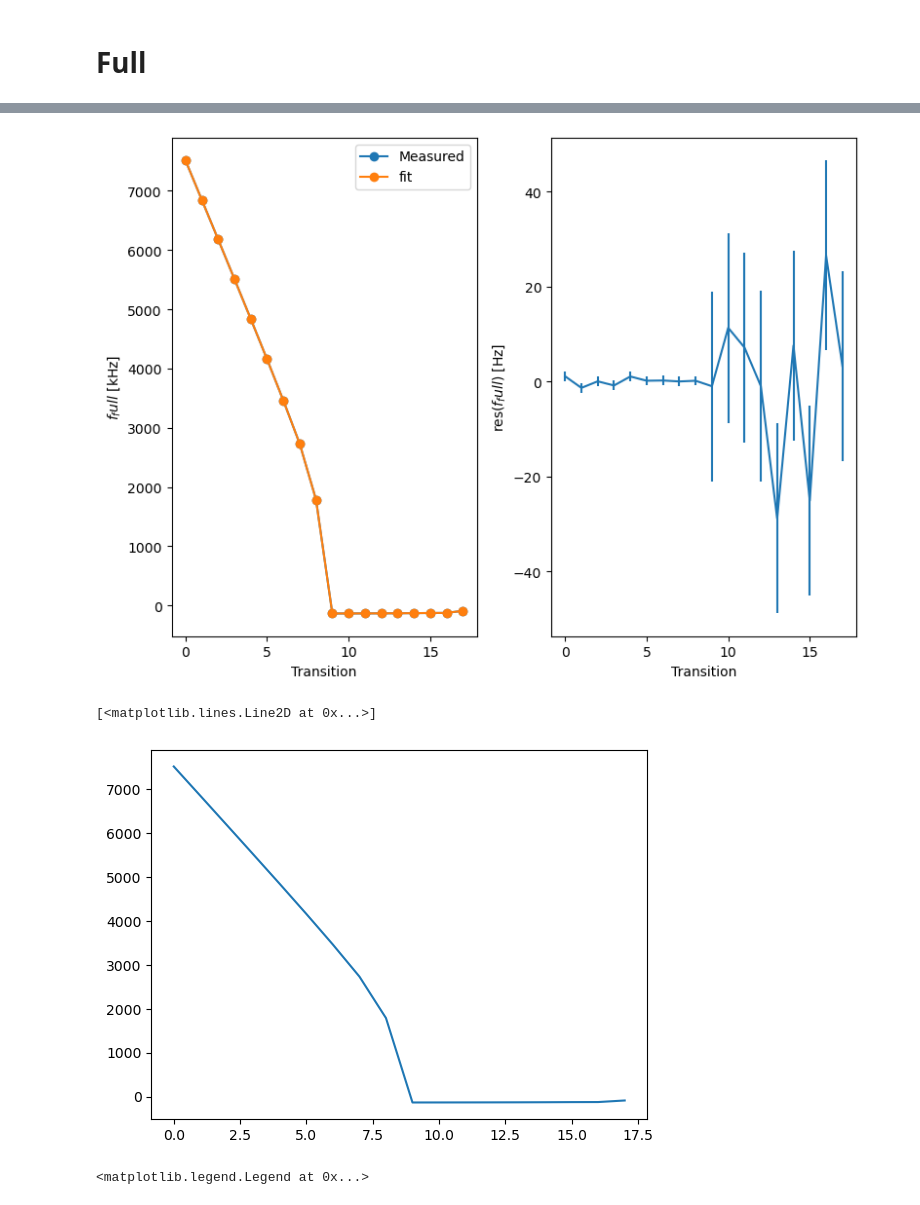
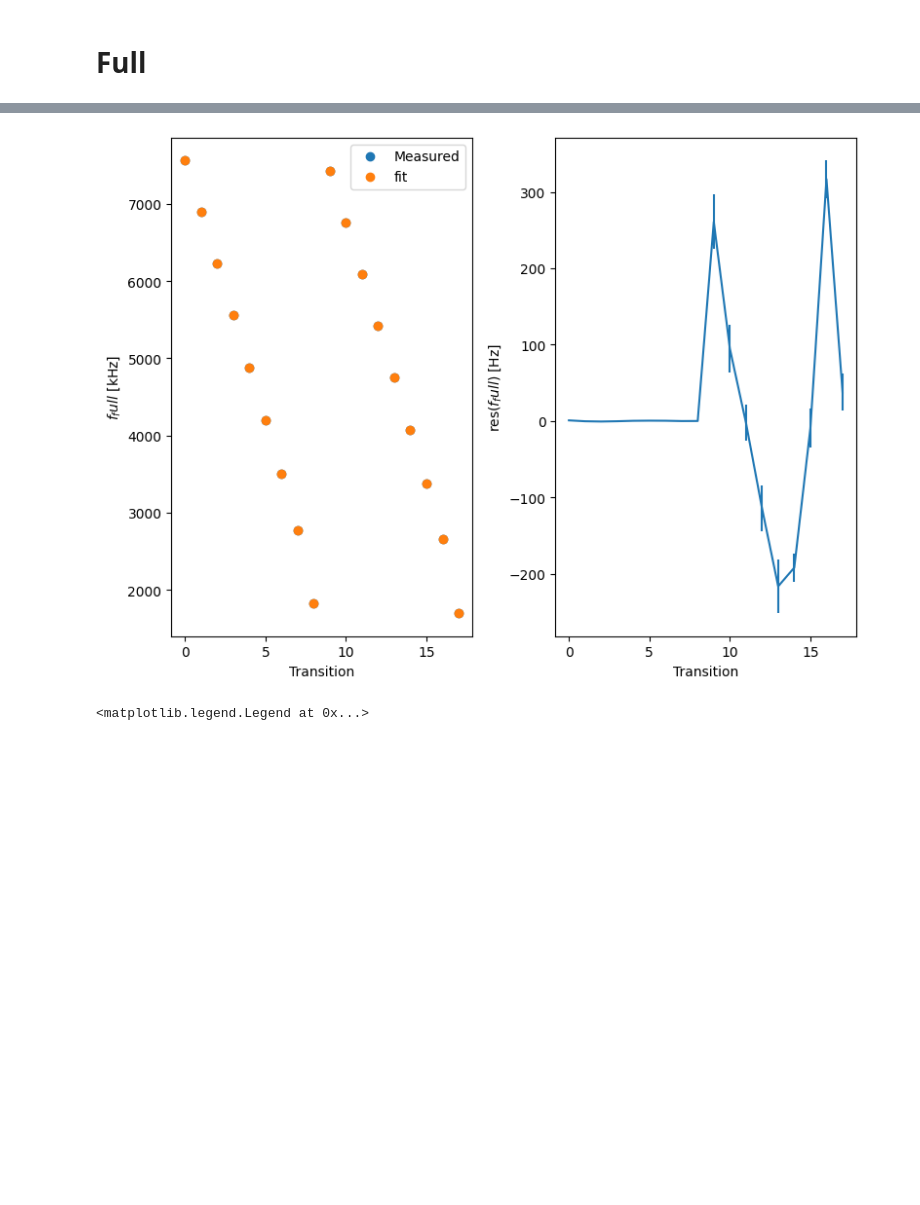
Before and after one commit to leonmyk/Spectroscopy_Hamiltonian_fitter-, a Jupyter notebook: Fitter.ipynb, the cells around one changed output, grey strips where cells are left out. Drawn from its saved outputs; the diff is of its cells as text; code cells hidden in the pictures; blank space fills up the shorter version.

```diff
--- a/Fitter.ipynb
+++ b/Fitter.ipynb
@@ -20,22 +20,27 @@ import matplotlib.pyplot as plt
 # Measurement Data
 # %%
 ground_meas = np.array([7512786.3, 6847127.7, 6180056.7, 5510661.7, 4837199., 4156107.7, 3459061.2, 2730533.1, 1787541.6]) * 1e-3 # [kHz]
-manu_ramsey_meas = np.array([-134296, -133678, -132898, -131896, -130532, -128697, -125952, -124533, -88889]) * 1e-3 # [kHz]
-full_meas = np.concatenate((ground_meas,manu_ramsey_meas))
+manu_ramsey_meas = np.array([-134296, -133678, -132898, -131896, -130532, -128697, -125952, -124533, -88889]) * 1e-3 # [kHz] previous
+
+ground_meas_Nb = np.array([7560562.0 ,6894745.1 ,6227459.8 , 5557759.9 , 4883861.9 ,4202128.8 , 3504133.1, 2774604.8, 1822491.2]) * 1e-3
+manu_ramsey_meas_Nb = np.array([-136547.1, -135922.4, -135196.4, -134203.1, -132831.5, -130986.4, -128470.1, -122551.2, -128756.7])* 1e-3
+
+full_meas = np.concatenate((ground_meas_Nb,manu_ramsey_meas_Nb))
 
 d_ground_meas = np.array([0.00014954, 0.00014637, 0.00017545, 0.00015029, 0.00012487, 0.00017868, 0.00013939, 0.00012705, 0.00021763])# [kHz]
 d_manu_ramsey_meas = np.array([0.03552449, 0.03082249, 0.02343234, 0.02998403, 0.0356164,  0.01894326, 0.02569785, 0.02447841, 0.02423604])# [kHz]
 d_full_meas = np.concatenate((d_ground_meas,d_manu_ramsey_meas))
-
 A_perp_meas = 105 # [kHz] | Measured through the Raman Rabi experiment
 A_simu = np.array([[-436.6,    0.,   -41.3],
                     [  -0.,  -448.4,    0. ],
                     [ -88.5,    0.,   129.8]])
 
+exp_id = '_Old_Nb_meas'
+exp_id = '_New_Nb_meas'
 
-fitter_ground = Hamiltonian_Fitter(ground_meas,d_ground_meas,State.Ground)
-fitter_excited = Hamiltonian_Fitter(ground_meas + manu_ramsey_meas,d_ground_meas,State.Excited)
-fitter_full = Hamiltonian_Fitter(full_meas,d_full_meas,State.Full, meas_Aperp = A_perp_meas,simu_A= A_simu)
+fitter_ground = Hamiltonian_Fitter(ground_meas_Nb,d_ground_meas,State.Ground,id = exp_id)
+fitter_excited = Hamiltonian_Fitter(ground_meas_Nb + manu_ramsey_meas_Nb,d_ground_meas,State.Excited,id = exp_id)
+fitter_full = Hamiltonian_Fitter(full_meas,d_full_meas,State.Full, meas_Aperp = A_perp_meas,simu_A= A_simu,id = exp_id)
 # %% [markdown]
 # Fitted Values and Guesses
 # %%
@@ -73,5 +96,10 @@ TypeError: can't multiply sequence by non-int of type 'float'
 # %% [markdown]
 # Full
 # %%
-fitter_full.run_MCMC(best_x)
+best_x =  [ 4.60735120e+02 , 1.33454486e+02 ,-2.37473628e+02 ,149.5887879e+00,
+ 2.677151815e+00 , 1.17723572e+00 ,-8.98114801e-01,  2.22202185e-03]
+
+[ 460.54322535 -237.35320758  149.44410449    2.67777477  373.76719059]
+
+fitter_full.run_MCMC(best_x,nwalkers=200,nsteps = 1000,var = 0.1)
 # %% [output]
@@ -89,3 +118,14 @@ array([7512.7863, 6847.1277, 6180.0567, 5510.6617, 4837.199 , 4156.1077,
 # %%
+best_x =  [ 4.54108655e+02 , 1.33523952e+02 ,-2.37337245e+02, -1.93935565e+00,1.49453462e+02 , 6.39017283e-01 , 6.06997550e-02 , 4.70756514e-02]
+best_x =[
+        454.10605504695775,
+        133.57244867505756,
+        -237.32204916654658,
+        -4.559419745650368,
+        -149.44617506858702,
+        1.17827308152957,
+        -0.897921672884458,
+        0.0022243683274747834
+    ]
 fitter_full.Plot_full(best_x)
 # %% [output]
@@ -95,10 +135,8 @@ fitter_full.plot_levels_and_residuals_separated(median_x)
 # %%
-fitter_full.plot_levels_and_residuals_separated(fitter_full.median_x,'')
-plt.plot(np.concatenate((ground_meas,manu_ramsey_meas)))
+
+fitter_full.plot_levels_and_residuals_separated(best_x)
 # %% [output]
-[figure, old version]
+[figure, new version]
-[<matplotlib.lines.Line2D at 0x...>]
-[figure, removed]
 # %%
 plt.plot([1,2,3,9], [1,2,3,9], '^', label= r"$\omega^{\uparrow}_{{n(n+1)}/2\pi}$")
 plt.legend()
```
Also changed, not shown: parts of 13 cells of this notebook, 2 other files.
